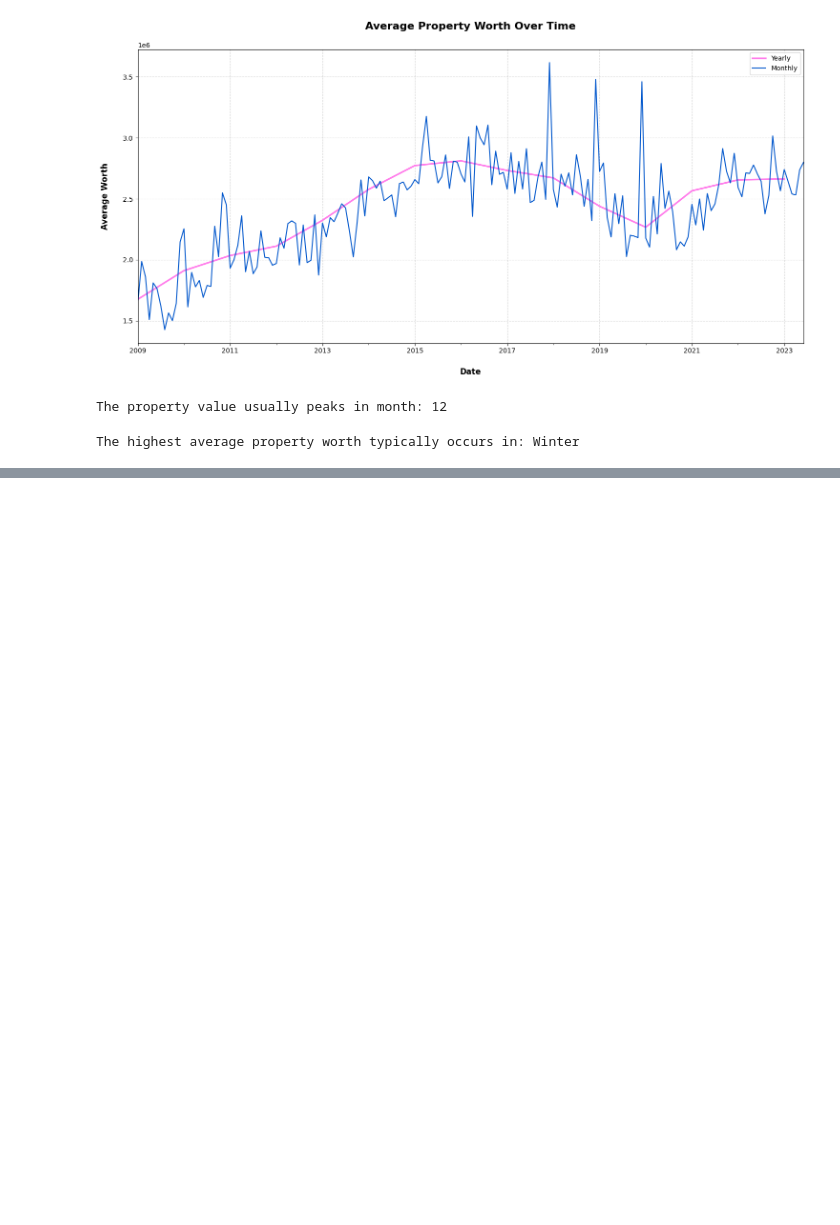
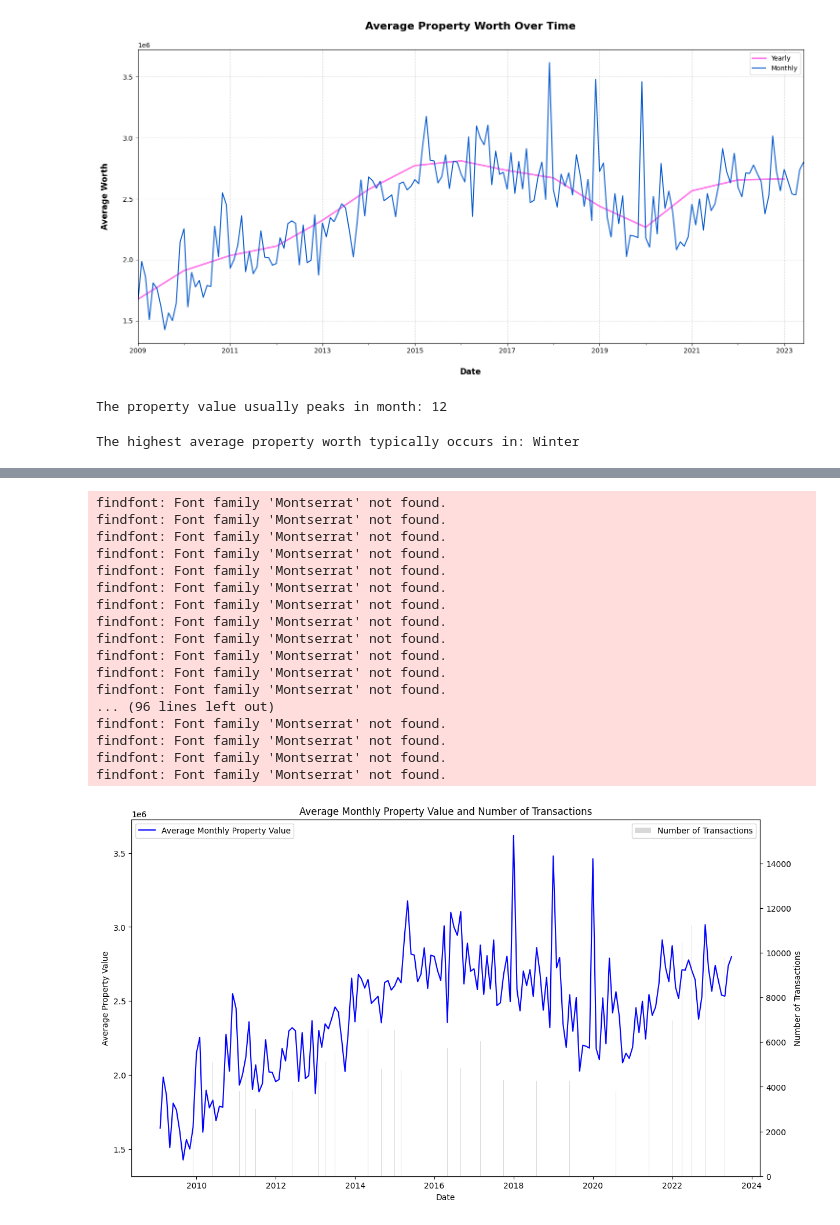
Before and after one commit to Alexey3250/Dubai_real_estate, a Jupyter notebook: transactions_EDA.ipynb, the cells around one changed output, grey strips where cells are left out. Drawn from its saved outputs; the diff is of its cells as text; code cells hidden in the pictures; blank space fills up the shorter version.

```diff
--- a/transactions_EDA.ipynb
+++ b/transactions_EDA.ipynb
@@ -274,0 +454,40 @@ The highest average property worth typically occurs in: Winter
+# %%
+import matplotlib.pyplot as plt
+
+fig, ax1 = plt.subplots(figsize=(14, 8))
+
+# plot the average property value on the first (top) subplot
+ax1.plot(monthly_average_price.index, monthly_average_price, color='blue', label='Average Monthly Property Value')
+ax1.set_xlabel('Date')
+ax1.set_ylabel('Average Property Value')
+ax1.legend(loc='upper left')
+
+# create a shared x-axis
+ax2 = ax1.twinx()
+
+# plot the number of transactions as a bar chart on the second (bottom) subplot
+ax2.bar(monthly_transactions.index, monthly_transactions, color='gray', label='Number of Transactions', alpha=0.3)
+ax2.set_ylabel('Number of Transactions')
+ax2.legend(loc='upper right')
+
+plt.title('Average Monthly Property Value and Number of Transactions')
+plt.show()
+# %% [output]
+findfont: Font family 'Montserrat' not found.
+findfont: Font family 'Montserrat' not found.
+findfont: Font family 'Montserrat' not found.
+findfont: Font family 'Montserrat' not found.
+findfont: Font family 'Montserrat' not found.
+findfont: Font family 'Montserrat' not found.
+findfont: Font family 'Montserrat' not found.
+findfont: Font family 'Montserrat' not found.
+findfont: Font family 'Montserrat' not found.
+findfont: Font family 'Montserrat' not found.
+findfont: Font family 'Montserrat' not found.
+findfont: Font family 'Montserrat' not found.
+... (96 lines left out)
+findfont: Font family 'Montserrat' not found.
+findfont: Font family 'Montserrat' not found.
+findfont: Font family 'Montserrat' not found.
+findfont: Font family 'Montserrat' not found.
+[figure, added]
```
Also changed, not shown: parts of 12 cells of this notebook, 4 other files.
